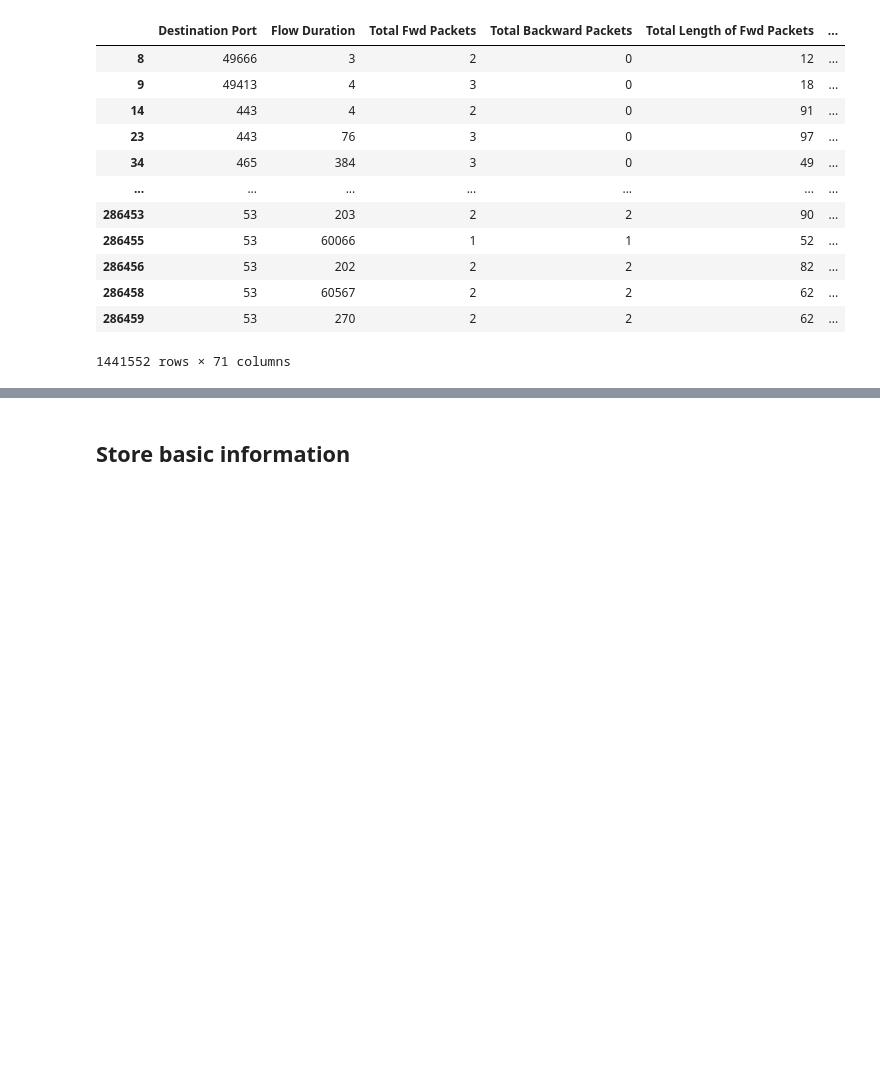
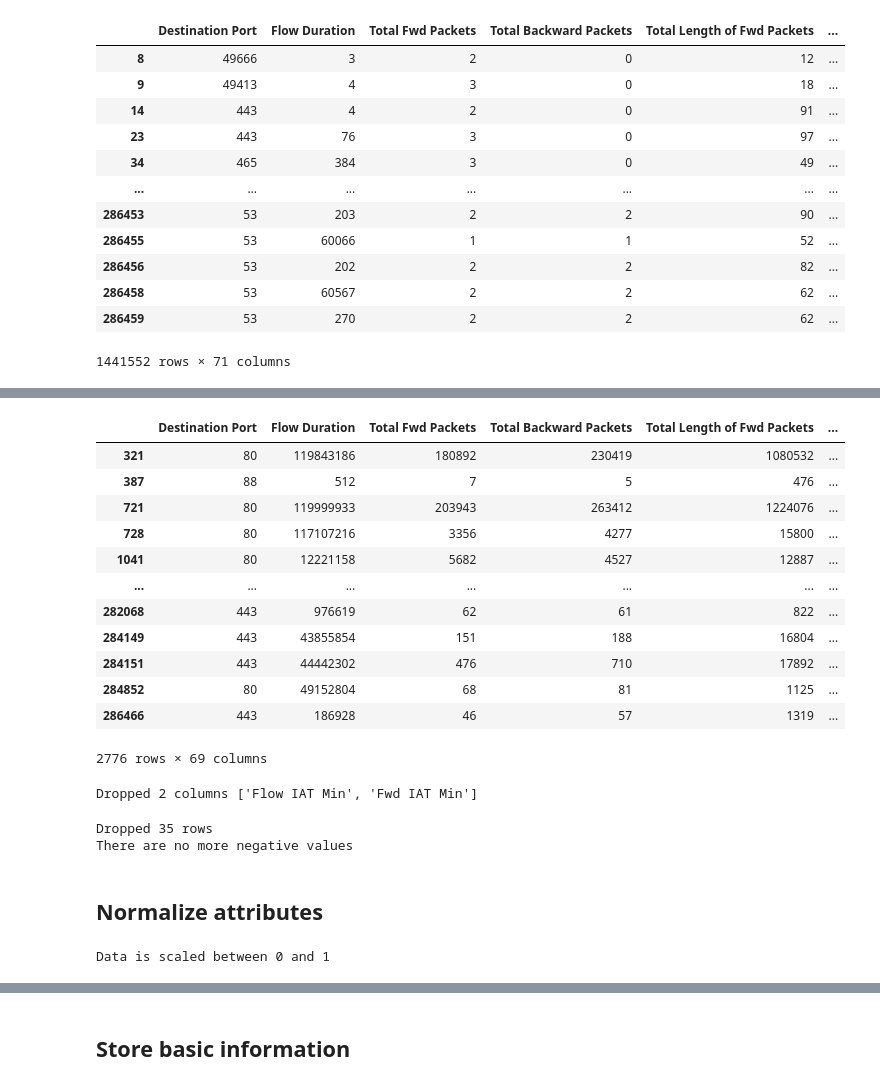
Before and after one commit to ireydiak/anomaly_detection_NRCAN, a Jupyter notebook: data_process/process_ids2017.ipynb, the cells around one changed output, grey strips where cells are left out. Saved outputs shown, nothing was run; the diff lists cells and outputs as text; code cells hidden in the pictures; blank space fills up the shorter version.

```diff
--- a/data_process/process_ids2017.ipynb
+++ b/data_process/process_ids2017.ipynb
@@ -270,0 +291,39 @@ Name: Label, dtype: int64
+# %%
+t = neg_cols_when_anomalies
+df[(df[t] < 0).any(1)]
+# %% [output]
+|  | Destination Port | Flow Duration | Total Fwd Packets | Total Backward Packets | Total Length of Fwd Packets | ... |
+| 321 | 80 | 119843186 | 180892 | 230419 | 1080532 | ... |
+| 387 | 88 | 512 | 7 | 5 | 476 | ... |
+| 721 | 80 | 119999933 | 203943 | 263412 | 1224076 | ... |
+| 728 | 80 | 117107216 | 3356 | 4277 | 15800 | ... |
+| 1041 | 80 | 12221158 | 5682 | 4527 | 12887 | ... |
+| ... | ... | ... | ... | ... | ... | ... |
+| 282068 | 443 | 976619 | 62 | 61 | 822 | ... |
+| 284149 | 443 | 43855854 | 151 | 188 | 16804 | ... |
+| 284151 | 443 | 44442302 | 476 | 710 | 17892 | ... |
+| 284852 | 80 | 49152804 | 68 | 81 | 1125 | ... |
+| 286466 | 443 | 186928 | 46 | 57 | 1319 | ... |
+2776 rows × 69 columns
+# %%
+to_drop = list(neg_cols_when_anomalies)
+stats["n_dropped_cols"] += len(neg_cols_when_anomalies)
+stats["dropped_cols"] = stats["dropped_cols"] + ", ".join(to_drop)
+df = df.drop(to_drop, axis=1)
+print("Dropped {} columns {}".format(len(to_drop), to_drop))
+# %% [output]
+Dropped 2 columns ['Flow IAT Min', 'Fwd IAT Min']
+# %%
+num_cols = df.select_dtypes(include=np.number).columns
+neg_cols_labels = df[(df[num_cols] < 0).any(1)]["Label"].unique()
+assert len(neg_cols_labels) == 1 and neg_cols_labels[0] == "BENIGN"
+idx_to_drop = df[(df[num_cols] < 0).any(1)].index
+n_dropped = len(idx_to_drop)
+stats["n_dropped_rows"] += n_dropped
+df = df.drop(idx_to_drop, axis=0)
+print("Dropped {} rows".format(n_dropped))
+assert (df[num_cols] < 0).any(1).sum() == 0, "There are still negative values"
+print("There are no more negative values")
+# %% [output]
+Dropped 35 rows
+There are no more negative values
@@ -271,7 +335,11 @@ Name: Label, dtype: int64
+# %% [markdown]
+## Normalize attributes
 # %%
-# num_cols = df.select_dtypes(include=[np.number])
-# scaler = MinMaxScaler()
-# df[num_cols] = scaler.fit_transform(df[num_cols])
-# assert np.allclose(df.max(axis=0).to_numpy(), 1.), "Found values greater than 1."
-# assert np.allclose(df.min(axis=0).to_numpy(), 0.), "Found values lesser than 0."
-# print("Data is scaled between 0 and 1")
+num_cols = df.select_dtypes(include=[np.number]).columns
+scaler = MinMaxScaler()
+df[num_cols] = scaler.fit_transform(df[num_cols])
+assert np.allclose(df[num_cols].max(axis=0).to_numpy(), 1.), "Found values different than 1."
+assert np.allclose(df[num_cols].min(axis=0).to_numpy(), 0.), "Found values lesser than 0."
+print("Data is scaled between 0 and 1")
+# %% [output]
+Data is scaled between 0 and 1
```
Also changed, not shown: parts of 15 cells of this notebook, 2 other files.
